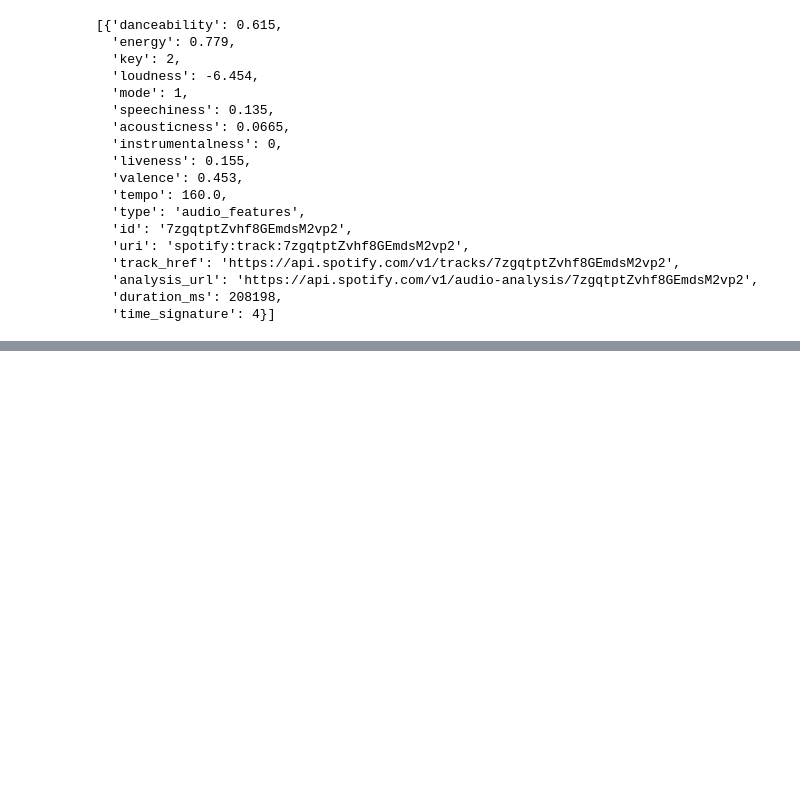
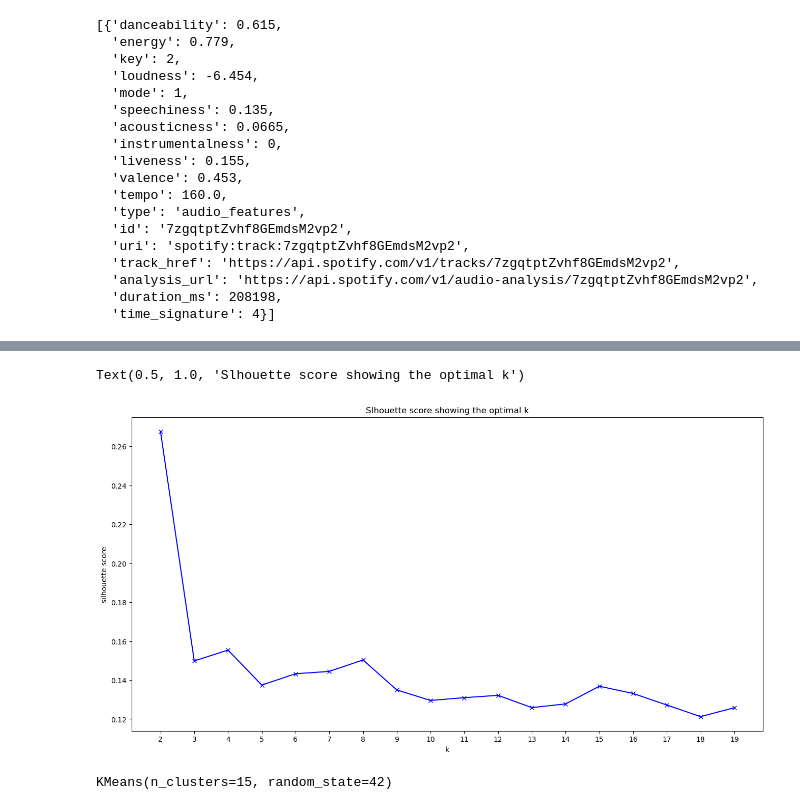
Before and after one commit to vadragna/gnod_project, a Jupyter notebook: Gnod_Project.ipynb, the cells around one changed output, grey strips where cells are left out. Cells and saved outputs as stored; diff of their text form; code cells hidden in the pictures; blank space fills up the shorter version.

```diff
--- a/Gnod_Project.ipynb
+++ b/Gnod_Project.ipynb
@@ -483,0 +592,26 @@ sp.audio_features('7zgqtptZvhf8GEmdsM2vp2')
+# %%
+from sklearn.metrics import silhouette_score
+K = range(2, 20)
+silhouette = []
+
+for k in K:
+    kmeans = KMeans(n_clusters=k,
+                    random_state=1234)
+    kmeans.fit(X_scaled)
+    silhouette.append(silhouette_score(X_scaled, kmeans.predict(X_scaled)))
+
+
+plt.figure(figsize=(16,8))
+plt.plot(K, silhouette, 'bx-')
+plt.xlabel('k')
+plt.ylabel('silhouette score')
+plt.xticks(np.arange(min(K), max(K)+1, 1.0))
+plt.title('Slhouette score showing the optimal k')
+# %% [output]
+Text(0.5, 1.0, 'Slhouette score showing the optimal k')
+[figure, added]
+# %%
+kmeans = KMeans(n_clusters=15, random_state=42)
+kmeans.fit(X_scaled)
+# %% [output]
+KMeans(n_clusters=15, random_state=42)
```
Also changed, not shown: parts of 43 cells of this notebook, 3 other files.
